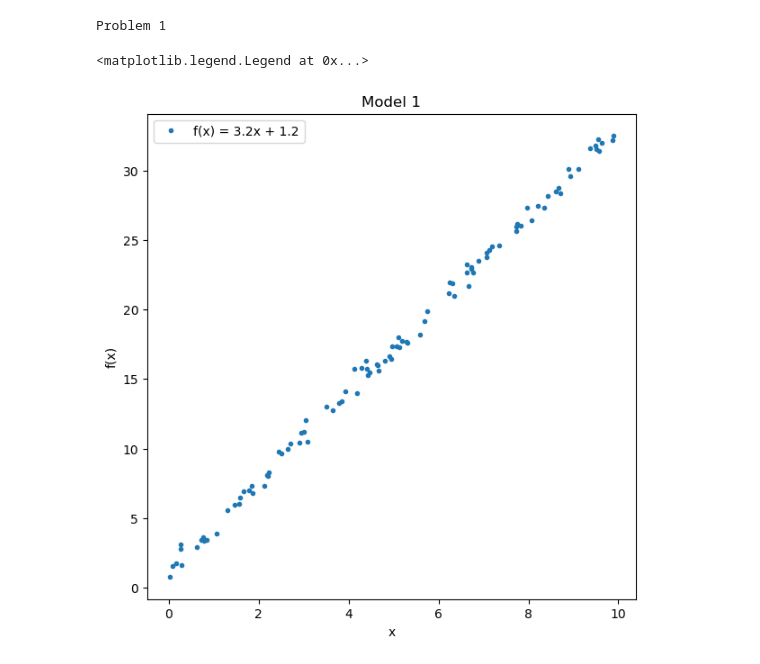
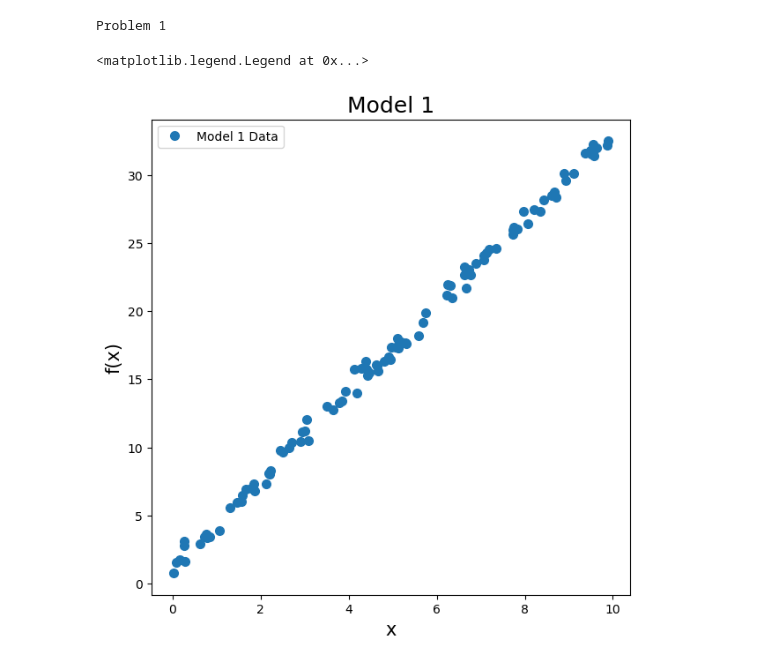
Before and after one commit to mbrowncodes/ast4762, a Jupyter notebook: homework/practicum3_kenzb4/practicum3_kenzb4.ipynb, the cells around one changed output. Cells and saved outputs as stored; diff of their text form; code cells hidden in the pictures.

```diff
--- a/homework/practicum3_kenzb4/practicum3_kenzb4.ipynb
+++ b/homework/practicum3_kenzb4/practicum3_kenzb4.ipynb
@@ -10,34 +9,28 @@ import astropy.io.fits as fits
 # %%
 print("Problem 1")
-
-#equations values
-b = 1.2 #y intercept
-m = 3.2 #slope
-
-
+#1a
 
 # read in data from file
 model_1 = np.loadtxt("practicum3_1.dat", skiprows = 2,   max_rows = 100)
 # picks out data for model 1 (no header, until the end of values)
 model_2 = np.loadtxt("practicum3_1.dat", skiprows = 105)
 # picks out data for model 2 (none of model 1 and no headers)
 
 #model 1 data
 x1 = model_1[:, 0] # all values in first column (x column)
 y1 = model_1[:, 1] # all values in 2nd column (y column)
 #model 2 data
-x2 = model_2[:, 0]
-y2 = model_2[:, 1]
-
+x2 = model_2[:, 0] # x function squared
+y2 = model_2[:, 1] # y function squared
 
 #plot model 1
 plt.figure(figsize=(7,7))
-plt.plot(x1, y1, ".", label="f(x) = 3.2x + 1.2")
-plt.title("Model 1")
-plt.xlabel("x")
-plt.ylabel("f(x)")
+plt.plot(x1, y1, ".", label="Model 1 Data", markersize = 14)
+plt.title("Model 1", fontsize = 18)
+plt.xlabel("x", fontsize = 15)
+plt.ylabel("f(x)", fontsize = 15)
 plt.legend()
 # %% [output]
 Problem 1
 <matplotlib.legend.Legend at 0x...>
-[figure, old version]
+[figure, new version]
```
Also changed, not shown: parts of 6 cells of this notebook, 4 other files.
